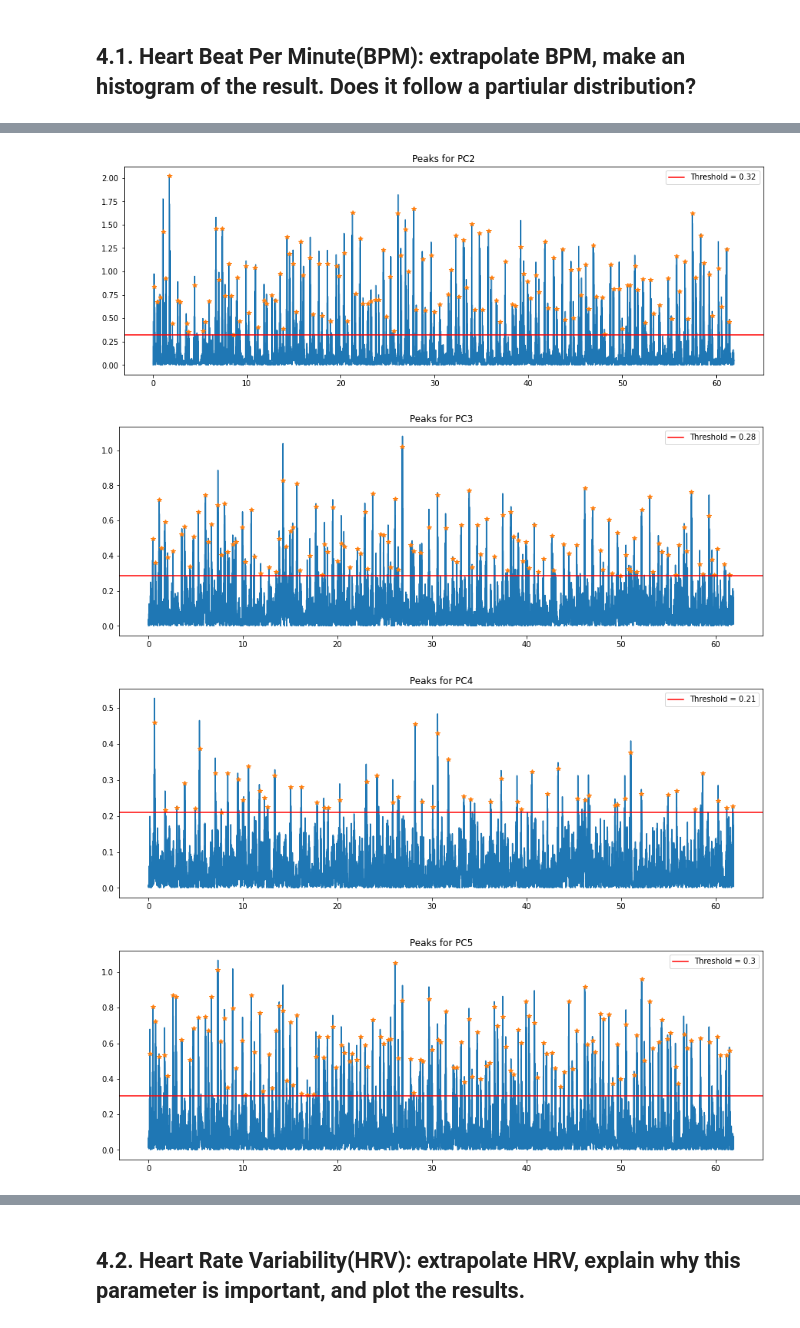
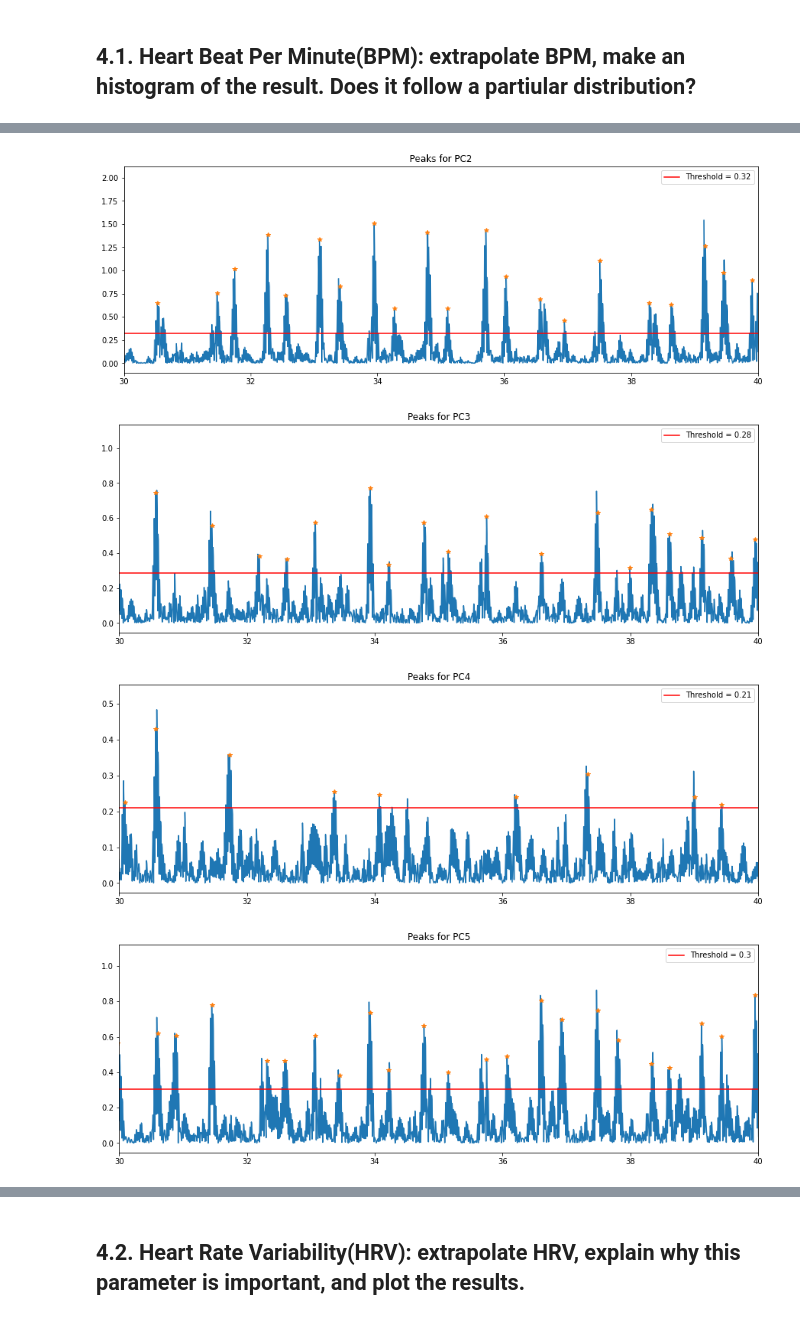
Before and after one commit to AleCapoPhys/HeartRateEstimation, a Jupyter notebook: Project_Clean_data.ipynb, the cells around one changed output, grey strips where cells are left out. Saved outputs shown, nothing was run; the diff lists cells and outputs as text; code cells hidden in the pictures.

```diff
--- a/Project_Clean_data.ipynb
+++ b/Project_Clean_data.ipynb
@@ -415,7 +418,7 @@ for i in FFTs:
 # heart rate of the subject
 total_FFT = np.zeros(len(FFTs['PC1']))
 for i in FFTs:
-    total_FFT += FFTs[i]*weights[i]/info_PC
+    total_FFT += FFTs[i]
 
 # Plot the frequencies
 frequencies_fig = plt.figure(figsize=(15, 8))
@@ -423,7 +426,7 @@ for i in FFTs:
     plt.plot(freq_FFT*60, FFTs[i], label=i, alpha = 0.4)
 plt.plot(freq_FFT*60, total_FFT, label='Sum of FFT', color = 'firebrick', linewidth = 2)
 plt.xlim([min_f*60-10, max_f*60+10])
-plt.ylim([0, 2500])
+plt.ylim([0, 5000])
 plt.xlabel('Beats per minute', fontsize = 16)
 plt.ylabel('Power', fontsize = 16)
 plt.title('Fast Fourier Transform of the data after PCA', fontsize = 18)
@@ -520,8 +523,8 @@ def filterSignal(sig):
 
     # Passes a signal through a bandpass and wavelet filter and returns the filtered signal
     bandpass = signal.sosfilt(sos, sig)
-    wavelet = wavelet_transform(np.array(bandpass), 4, 'sym4', False)
-    wavelet_filtered = waveletFilter(wavelet, [0,1,3,4], 'sym4')
+    wavelet = wavelet_transform(np.array(bandpass), 5, 'sym4', False)
+    wavelet_filtered = waveletFilter(wavelet, [0,1,2,4,5], 'sym4')
         # 0,1,2,5,6
     #0, 1, 3, 4
     return wavelet_filtered[:-1]
@@ -571,8 +574,9 @@ PC_times = dict()
 
 for i in PCs:
     lorenzetti = np.sum(np.abs(PCs[i])**(1/2))/(len(PCs[i]))
+
     # Find peaks of the signal and their times
-    peaks = signal.find_peaks(PCs[i], height =lorenzetti, distance = 40)
+    peaks = signal.find_peaks((PCs[i]), height =lorenzetti, distance = 40)
     time_PC, peaks_PC = peak_points(peaks[0], np.array(dataset_rotated['Time']), PCs[i])
 
     #Store the times of the peaks
@@ -581,10 +585,10 @@ for i in PCs:
     #Plot peaks
     plt.figure(figsize=(15,5))
     plt.plot(np.array(dataset_rotated['Time']), np.abs(PCs[i]))
-    plt.plot(time_PC, peaks_PC, '*')
+    plt.plot(time_PC, (peaks_PC), '*')
     plt.axhline(lorenzetti,color='red', label = f'Threshold = {np.round(lorenzetti,2)}')
     plt.legend()
     plt.title(f'Peaks for {i}')
-    #plt.xlim([35,55])
+    plt.xlim([30,40])
     plt.show()
 # %% [output]
@@ -592,7 +596,7 @@ for i in PCs:
-[figure, old version]
+[figure, new version]
-[figure, old version]
+[figure, new version]
-[figure, old version]
+[figure, new version]
-[figure, old version]
+[figure, new version]
 # %%
 # We should filter the points that are valuable and estimate the periodicity between peaks
 # we said highest possible frequency = 120bpm, therefore it is only reasonable
```
Also changed, not shown: parts of 8 cells of this notebook.
